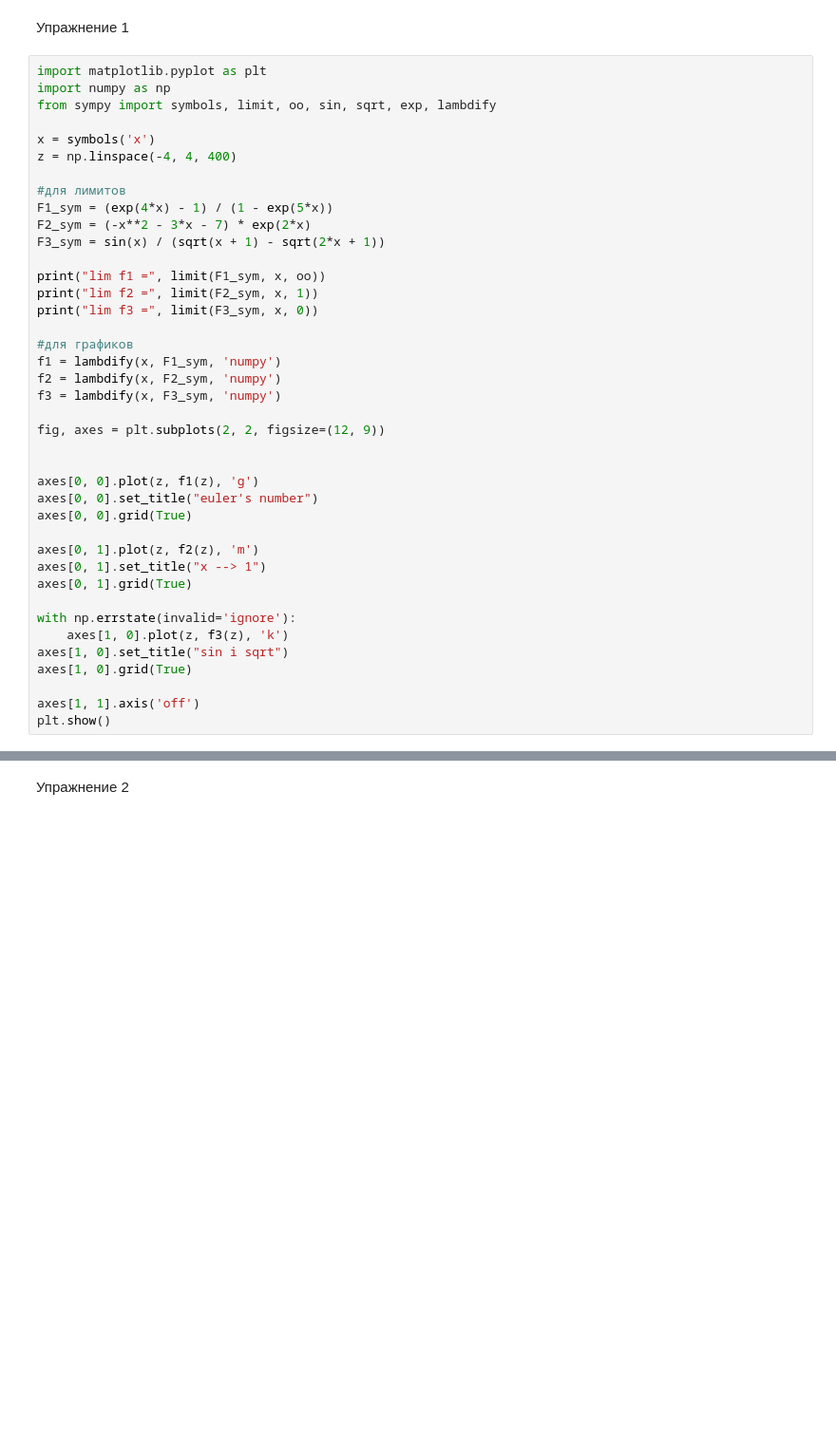
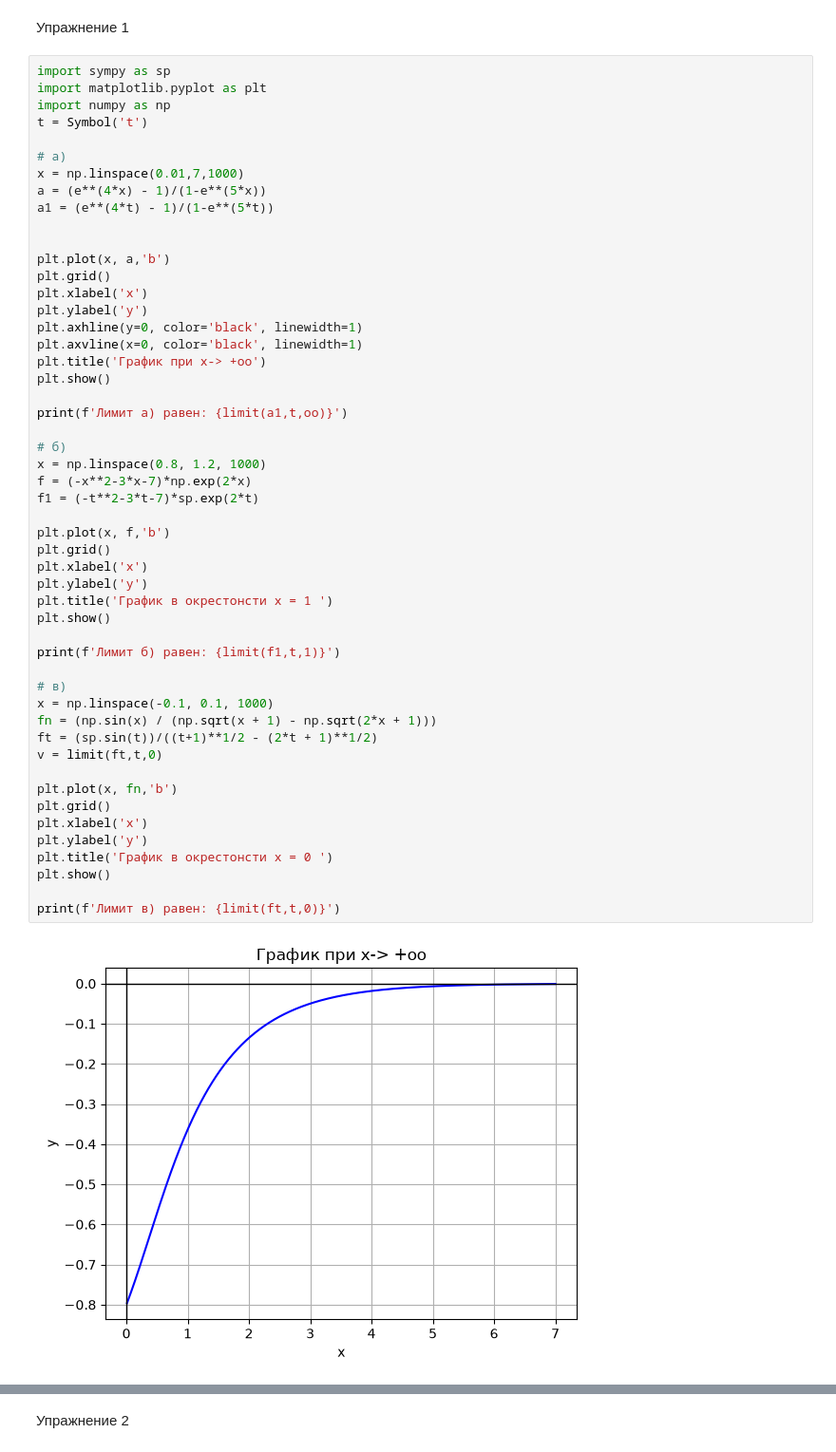
Before and after one commit to provell-lab/pythlab, a Jupyter notebook: lab7.ipynb, the cells around one changed output, grey strips where cells are left out. Shown at 95% size. Cells and saved outputs as stored; diff of their text form; blank space fills up the shorter version.

```diff
--- a/lab7.ipynb
+++ b/lab7.ipynb
@@ -1,43 +1,55 @@
 # %% [markdown]
 Упражнение 1
 # %%
+import sympy as sp
 import matplotlib.pyplot as plt
 import numpy as np
-from sympy import symbols, limit, oo, sin, sqrt, exp, lambdify
+t = Symbol('t')
 
-x = symbols('x')
-z = np.linspace(-4, 4, 400)
-
-#для лимитов
-F1_sym = (exp(4*x) - 1) / (1 - exp(5*x))
-F2_sym = (-x**2 - 3*x - 7) * exp(2*x)
-F3_sym = sin(x) / (sqrt(x + 1) - sqrt(2*x + 1))
-
-print("lim f1 =", limit(F1_sym, x, oo))
-print("lim f2 =", limit(F2_sym, x, 1))
-print("lim f3 =", limit(F3_sym, x, 0))
-
-#для графиков
-f1 = lambdify(x, F1_sym, 'numpy')
-f2 = lambdify(x, F2_sym, 'numpy')
-f3 = lambdify(x, F3_sym, 'numpy')
-
-fig, axes = plt.subplots(2, 2, figsize=(12, 9))
+# a)
+x = np.linspace(0.01,7,1000)
+a = (e**(4*x) - 1)/(1-e**(5*x))
+a1 = (e**(4*t) - 1)/(1-e**(5*t))
 
 
-axes[0, 0].plot(z, f1(z), 'g')
-axes[0, 0].set_title("euler's number")
-axes[0, 0].grid(True)
+plt.plot(x, a,'b')
+plt.grid()
+plt.xlabel('x')
+plt.ylabel('y')
+plt.axhline(y=0, color='black', linewidth=1)
+plt.axvline(x=0, color='black', linewidth=1)
+plt.title('График при x-> +oo')
+plt.show()
 
-axes[0, 1].plot(z, f2(z), 'm')
-axes[0, 1].set_title("x --> 1")
-axes[0, 1].grid(True)
+print(f'Лимит a) равен: {limit(a1,t,oo)}')
 
-with np.errstate(invalid='ignore'):
-    axes[1, 0].plot(z, f3(z), 'k')
-axes[1, 0].set_title("sin i sqrt")
-axes[1, 0].grid(True)
+# б)
+x = np.linspace(0.8, 1.2, 1000)
+f = (-x**2-3*x-7)*np.exp(2*x)
+f1 = (-t**2-3*t-7)*sp.exp(2*t)
 
-axes[1, 1].axis('off')
+plt.plot(x, f,'b')
+plt.grid()
+plt.xlabel('x')
+plt.ylabel('y')
+plt.title('График в окрестонсти x = 1 ')
 plt.show()
+
+print(f'Лимит б) равен: {limit(f1,t,1)}')
+
+# в)
+x = np.linspace(-0.1, 0.1, 1000)
+fn = (np.sin(x) / (np.sqrt(x + 1) - np.sqrt(2*x + 1)))
+ft = (sp.sin(t))/((t+1)**1/2 - (2*t + 1)**1/2)
+v = limit(ft,t,0)
+
+plt.plot(x, fn,'b')
+plt.grid()
+plt.xlabel('x')
+plt.ylabel('y')
+plt.title('График в окрестонсти x = 0 ')
+plt.show()
+
+print(f'Лимит в) равен: {limit(ft,t,0)}')
 # %% [output]
+[figure, added]
```
Also changed, not shown: parts of 5 cells of this notebook.
